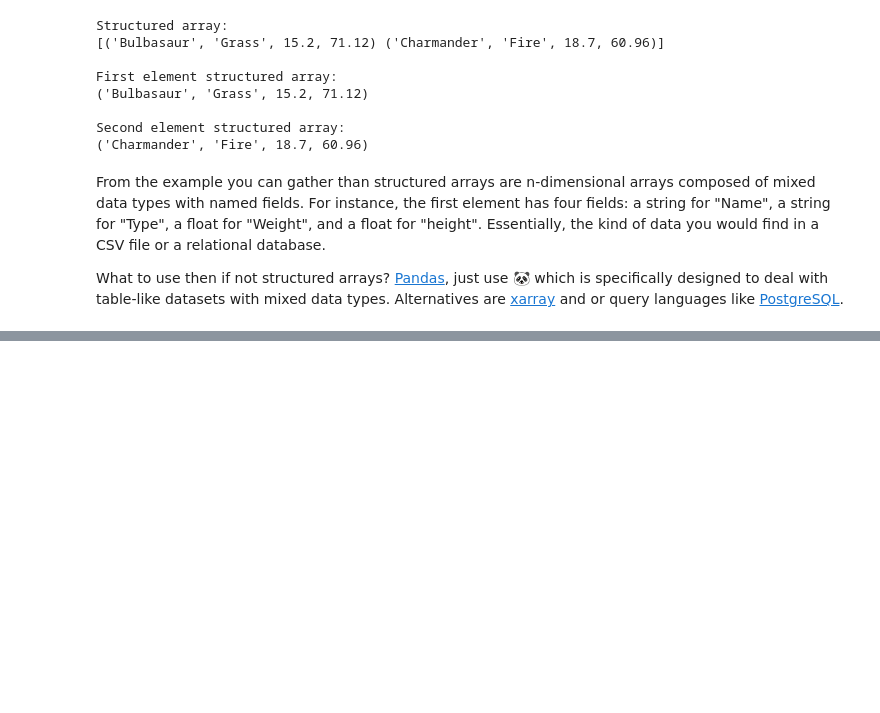
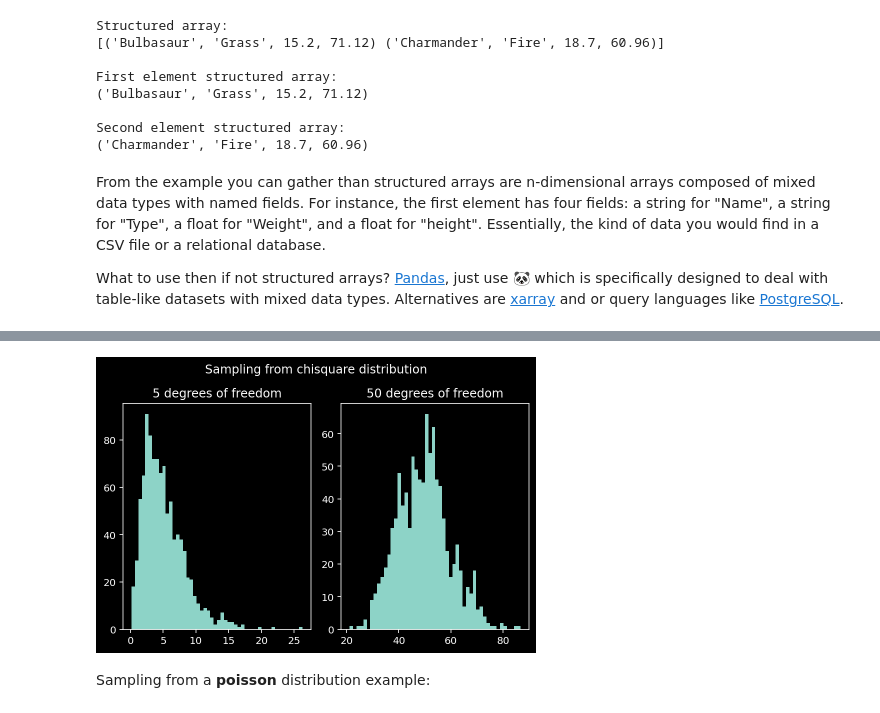
Before and after one commit to pabloinsente/intro-sc-python, a Jupyter notebook: notebooks/intro-numpy-fundamentals.ipynb, the cells around one changed output, grey strips where cells are left out. Saved outputs shown, nothing was run; the diff lists cells and outputs as text; code cells hidden in the pictures; blank space fills up the shorter version.

```diff
--- a/notebooks/intro-numpy-fundamentals.ipynb
+++ b/notebooks/intro-numpy-fundamentals.ipynb
@@ -2770,0 +2952,14 @@ What to use then if not structured arrays? [Pandas](https://pandas.pydata.org/),
+# %%
+chisquare1 = rg.chisquare(5,1000)
+chisquare2 = rg.chisquare(50,1000)
+# %%
+fig, (ax1, ax2) = plt.subplots(1, 2, constrained_layout=True)
+fig.suptitle('Sampling from chisquare distribution')
+ax1.hist(chisquare1, bins=50)
+ax1.set_title("5 degrees of freedom")
+ax2.hist(chisquare2, bins=50)
+ax2.set_title("50 degrees of freedom");
+# %% [output]
+[figure, added]
+# %% [markdown]
+Sampling from a **poisson** distribution example:
```
Also changed, not shown: parts of 41 cells of this notebook.
